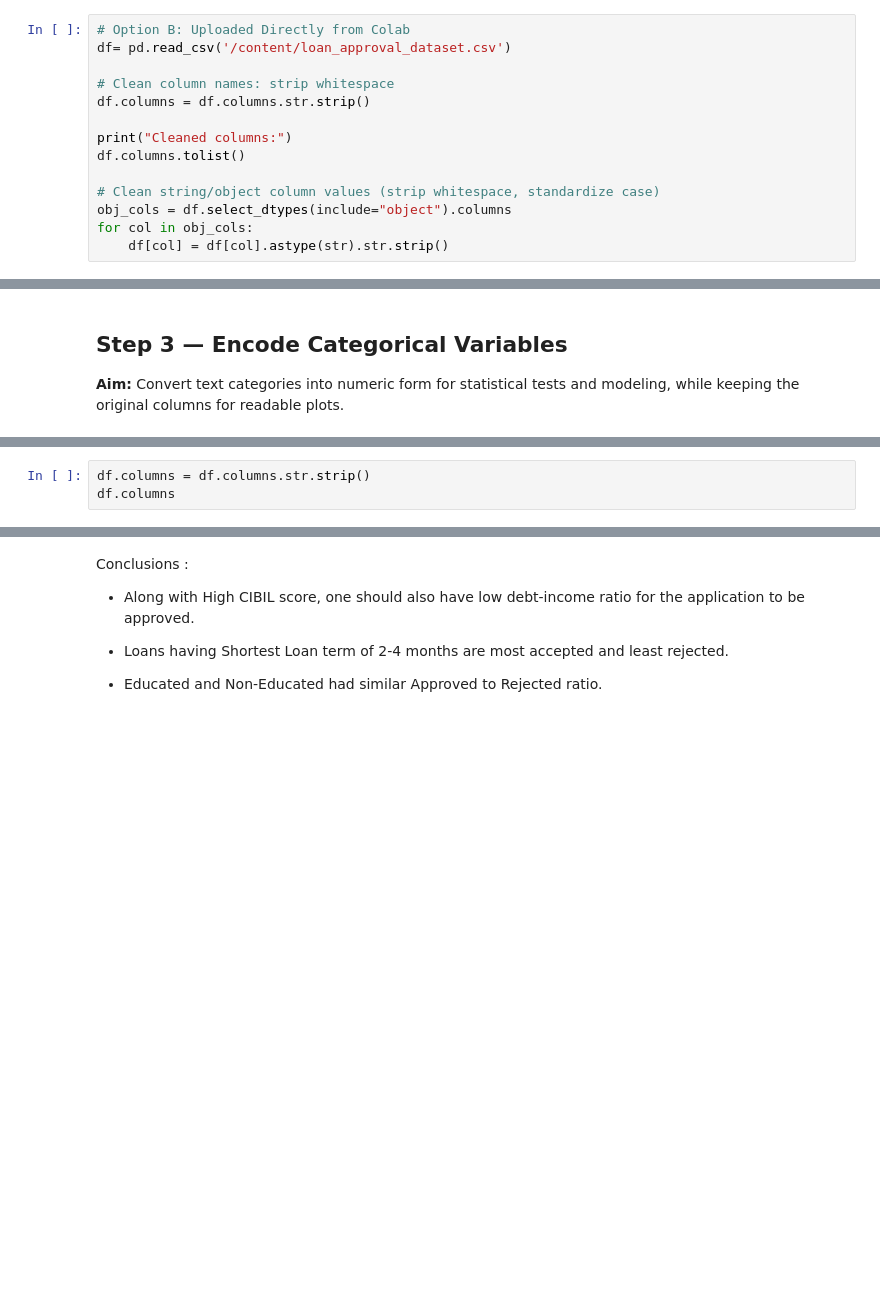
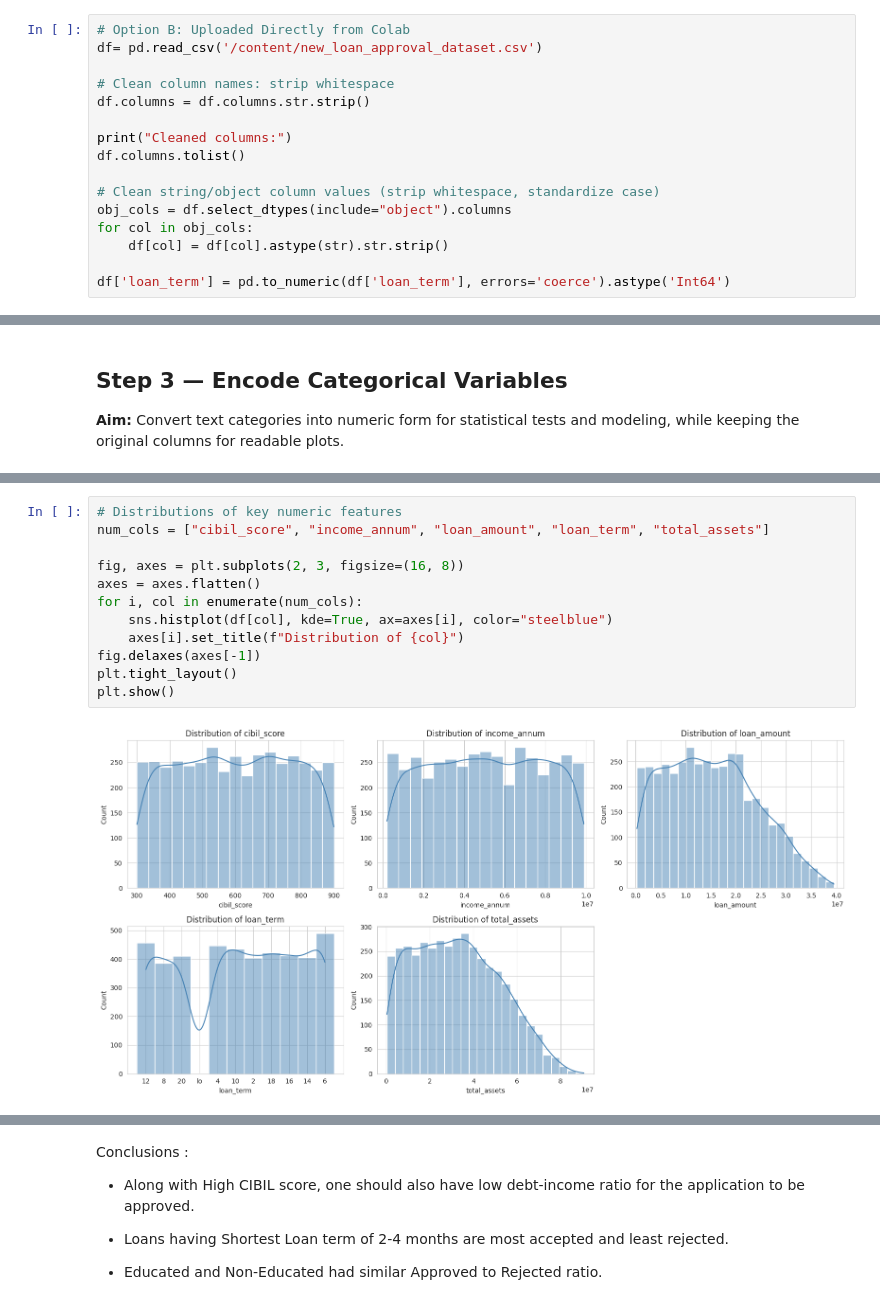
Before and after one commit to yuvraj-013/DA_Projects, a Jupyter notebook: loan_approval_analysis.ipynb, the cells around one changed output, grey strips where cells are left out. Drawn from its saved outputs; the diff is of its cells as text; blank space fills up the shorter version.

```diff
--- a/loan_approval_analysis.ipynb
+++ b/loan_approval_analysis.ipynb
@@ -63,7 +63,7 @@ pd.set_option("display.max_columns", None)
 **Assumption:** The CSV structure matches the columns listed in the project brief, with `loan_status` as a clean binary Approved/Rejected outcome and no partial/pending states.
 # %%
 # Option B: Uploaded Directly from Colab
-df= pd.read_csv('/content/loan_approval_dataset.csv')
+df= pd.read_csv('/content/new_loan_approval_dataset.csv')
 
 # Clean column names: strip whitespace
 df.columns = df.columns.str.strip()
@@ -75,5 +75,7 @@ df.columns.tolist()
 obj_cols = df.select_dtypes(include="object").columns
 for col in obj_cols:
     df[col] = df[col].astype(str).str.strip()
+
+df['loan_term'] = pd.to_numeric(df['loan_term'], errors='coerce').astype('Int64')
 # %% [output]
 Cleaned columns:
@@ -182,3 +167,0 @@ df.head(10)
-# %%
-df.columns = df.columns.str.strip()
-df.columns
@@ -403,0 +203,14 @@ for bar in cp.containers:
+# %%
+# Distributions of key numeric features
+num_cols = ["cibil_score", "income_annum", "loan_amount", "loan_term", "total_assets"]
+
+fig, axes = plt.subplots(2, 3, figsize=(16, 8))
+axes = axes.flatten()
+for i, col in enumerate(num_cols):
+    sns.histplot(df[col], kde=True, ax=axes[i], color="steelblue")
+    axes[i].set_title(f"Distribution of {col}")
+fig.delaxes(axes[-1])
+plt.tight_layout()
+plt.show()
+# %% [output]
+[figure, added]
```
Also changed, not shown: parts of 52 cells of this notebook.
